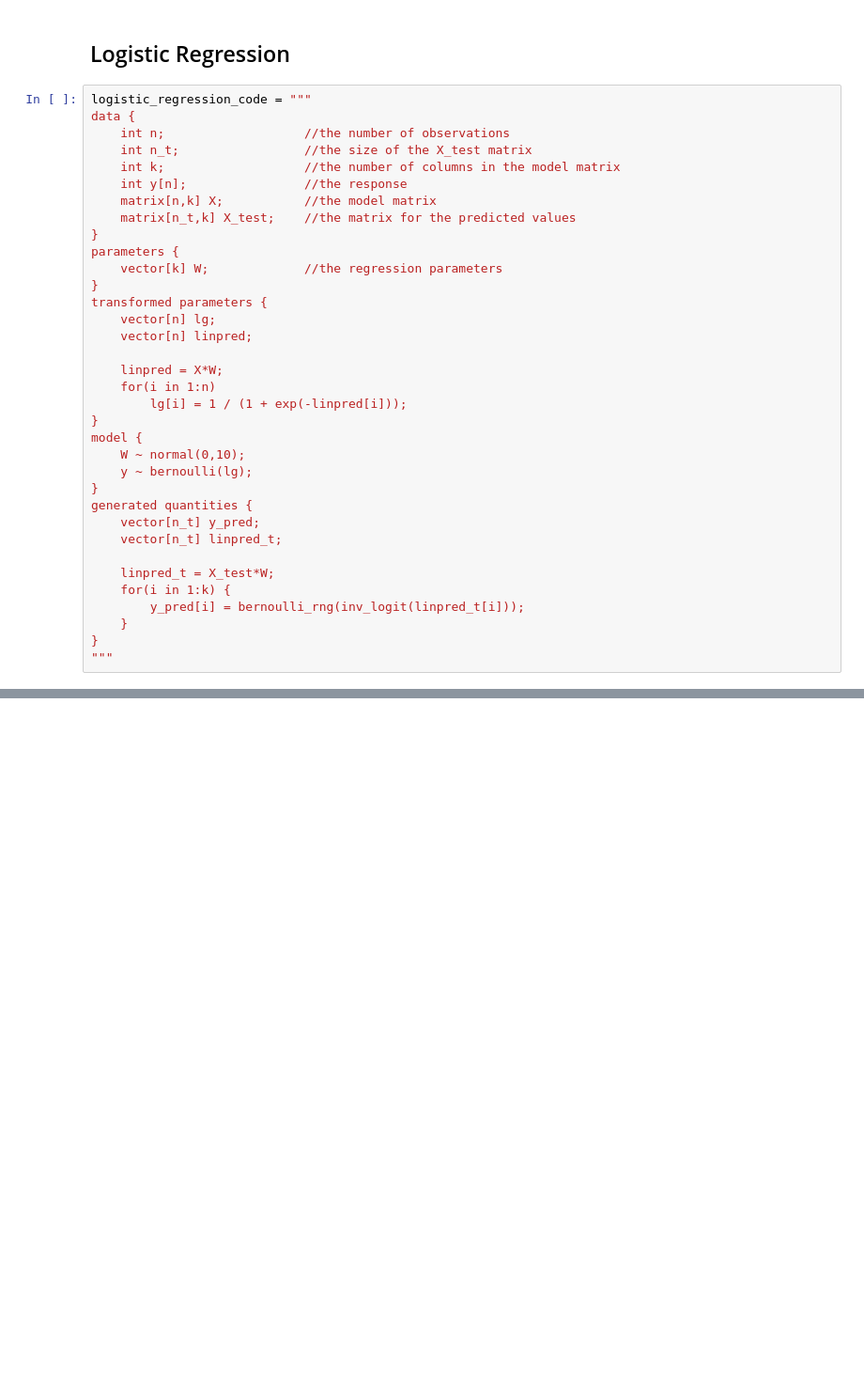
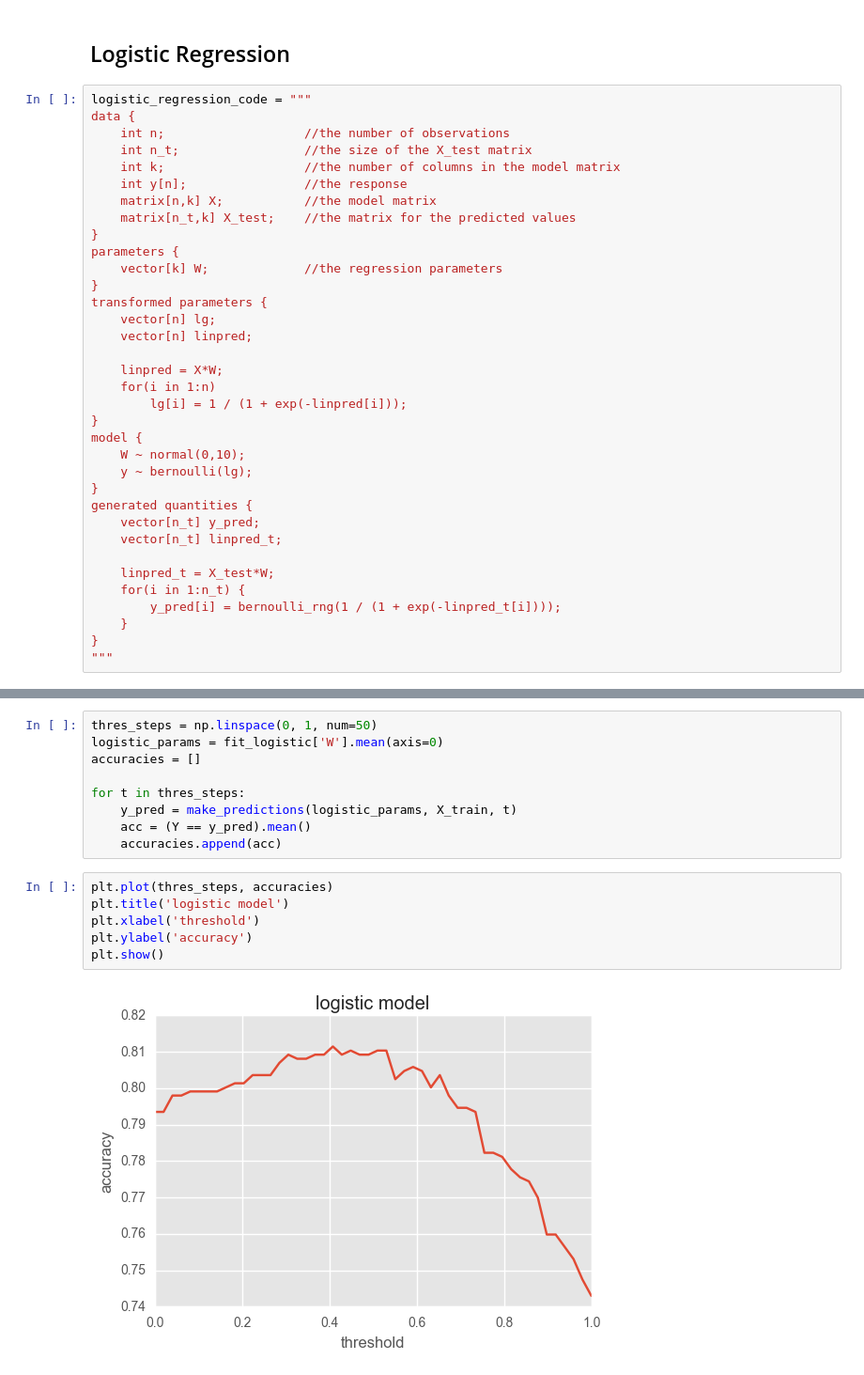
Before and after one commit to suhailshergill/ProPL-meetup, a Jupyter notebook: live-coding/2016/09_15_Titanic_dataset/regata/titanic.ipynb, the cells around one changed output, grey strips where cells are left out. Shown at 94% size. Saved outputs shown, nothing was run; the diff lists cells and outputs as text; blank space fills up the shorter version.

```diff
--- a/live-coding/2016/09_15_Titanic_dataset/regata/titanic.ipynb
+++ b/live-coding/2016/09_15_Titanic_dataset/regata/titanic.ipynb
@@ -222,8 +262,8 @@ generated quantities {
     vector[n_t] linpred_t;
 
     linpred_t = X_test*W;
-    for(i in 1:k) {
-        y_pred[i] = bernoulli_rng(inv_logit(linpred_t[i]));
+    for(i in 1:n_t) {
+        y_pred[i] = bernoulli_rng(1 / (1 + exp(-linpred_t[i])));
     }
 }
 """
@@ -247,0 +288,17 @@ check_mcmc_conversion(fit_logistic, ['W[0]', 'W[1]'])
+# %%
+thres_steps = np.linspace(0, 1, num=50)
+logistic_params = fit_logistic['W'].mean(axis=0)
+accuracies = []
+
+for t in thres_steps:
+    y_pred = make_predictions(logistic_params, X_train, t)
+    acc = (Y == y_pred).mean()
+    accuracies.append(acc)
+# %%
+plt.plot(thres_steps, accuracies)
+plt.title('logistic model')
+plt.xlabel('threshold')
+plt.ylabel('accuracy')
+plt.show()
+# %% [output]
+[figure, added]
```
Also changed, not shown: parts of 22 cells of this notebook, 1 other file.
